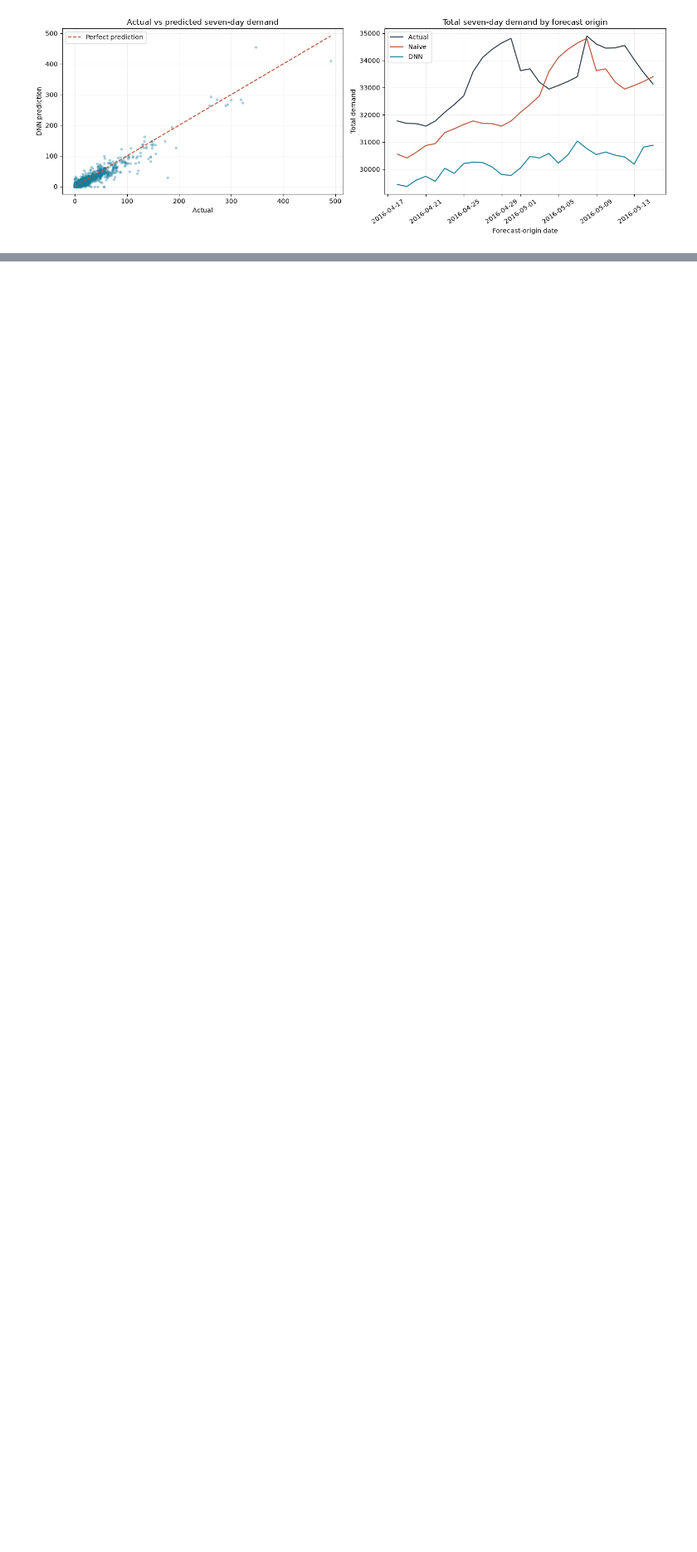
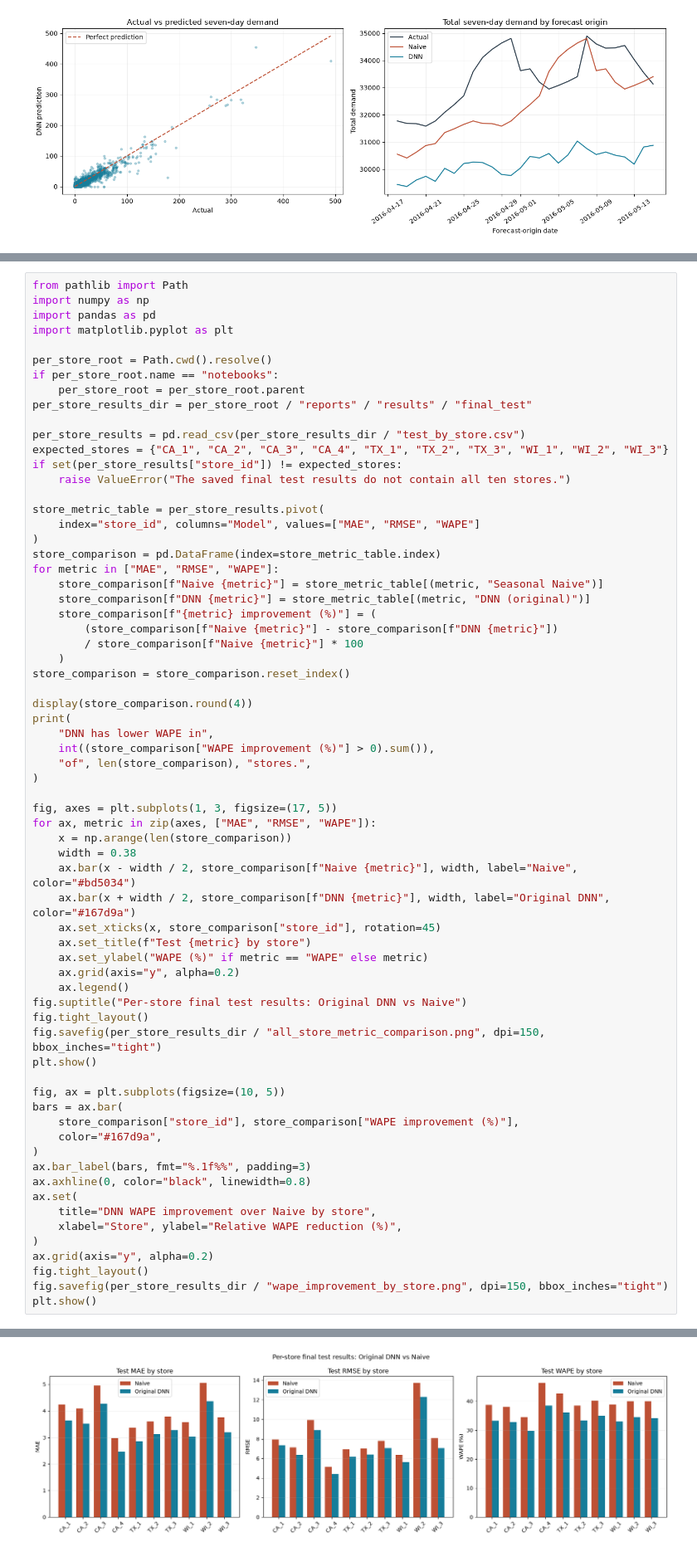
Before and after one commit to lasithalankajeewa/ML-StockPredict, a Jupyter notebook: notebooks/03_model_experiments.ipynb, the cells around one changed output, grey strips where cells are left out. Shown at 83% size. Saved outputs shown, nothing was run; the diff lists cells and outputs as text; blank space fills up the shorter version.

Commit message:
et per-store results

```diff
--- a/notebooks/03_model_experiments.ipynb
+++ b/notebooks/03_model_experiments.ipynb
@@ -1645,0 +1650,68 @@ plt.show()
+# %%
+from pathlib import Path
+import numpy as np
+import pandas as pd
+import matplotlib.pyplot as plt
+
+per_store_root = Path.cwd().resolve()
+if per_store_root.name == "notebooks":
+    per_store_root = per_store_root.parent
+per_store_results_dir = per_store_root / "reports" / "results" / "final_test"
+
+per_store_results = pd.read_csv(per_store_results_dir / "test_by_store.csv")
+expected_stores = {"CA_1", "CA_2", "CA_3", "CA_4", "TX_1", "TX_2", "TX_3", "WI_1", "WI_2", "WI_3"}
+if set(per_store_results["store_id"]) != expected_stores:
+    raise ValueError("The saved final test results do not contain all ten stores.")
+
+store_metric_table = per_store_results.pivot(
+    index="store_id", columns="Model", values=["MAE", "RMSE", "WAPE"]
+)
+store_comparison = pd.DataFrame(index=store_metric_table.index)
+for metric in ["MAE", "RMSE", "WAPE"]:
+    store_comparison[f"Naive {metric}"] = store_metric_table[(metric, "Seasonal Naive")]
+    store_comparison[f"DNN {metric}"] = store_metric_table[(metric, "DNN (original)")]
+    store_comparison[f"{metric} improvement (%)"] = (
+        (store_comparison[f"Naive {metric}"] - store_comparison[f"DNN {metric}"])
+        / store_comparison[f"Naive {metric}"] * 100
+    )
+store_comparison = store_comparison.reset_index()
+
+display(store_comparison.round(4))
+print(
+    "DNN has lower WAPE in",
+    int((store_comparison["WAPE improvement (%)"] > 0).sum()),
+    "of", len(store_comparison), "stores.",
+)
+
+fig, axes = plt.subplots(1, 3, figsize=(17, 5))
+for ax, metric in zip(axes, ["MAE", "RMSE", "WAPE"]):
+    x = np.arange(len(store_comparison))
+    width = 0.38
+    ax.bar(x - width / 2, store_comparison[f"Naive {metric}"], width, label="Naive", color="#bd5034")
+    ax.bar(x + width / 2, store_comparison[f"DNN {metric}"], width, label="Original DNN", color="#167d9a")
+    ax.set_xticks(x, store_comparison["store_id"], rotation=45)
+    ax.set_title(f"Test {metric} by store")
+    ax.set_ylabel("WAPE (%)" if metric == "WAPE" else metric)
+    ax.grid(axis="y", alpha=0.2)
+    ax.legend()
+fig.suptitle("Per-store final test results: Original DNN vs Naive")
+fig.tight_layout()
+fig.savefig(per_store_results_dir / "all_store_metric_comparison.png", dpi=150, bbox_inches="tight")
+plt.show()
+
+fig, ax = plt.subplots(figsize=(10, 5))
+bars = ax.bar(
+    store_comparison["store_id"], store_comparison["WAPE improvement (%)"],
+    color="#167d9a",
+)
+ax.bar_label(bars, fmt="%.1f%%", padding=3)
+ax.axhline(0, color="black", linewidth=0.8)
+ax.set(
+    title="DNN WAPE improvement over Naive by store",
+    xlabel="Store", ylabel="Relative WAPE reduction (%)",
+)
+ax.grid(axis="y", alpha=0.2)
+fig.tight_layout()
+fig.savefig(per_store_results_dir / "wape_improvement_by_store.png", dpi=150, bbox_inches="tight")
+plt.show()
+# %% [output]
@@ -1645,0 +1730 @@ plt.show()
+[figure, added]
```
Also changed, not shown: parts of 2 cells of this notebook.
